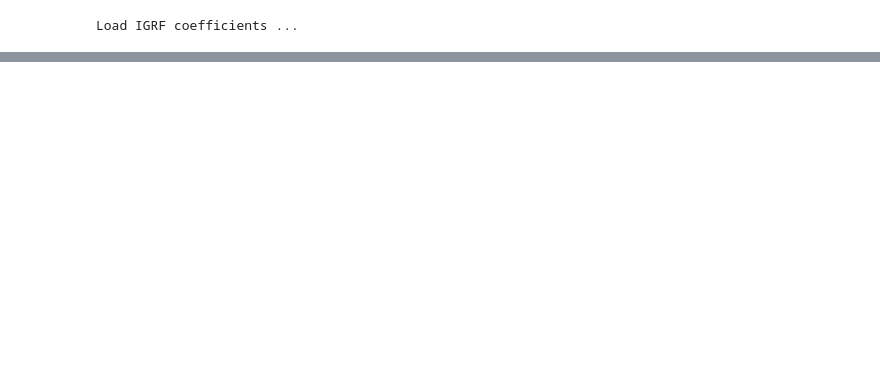
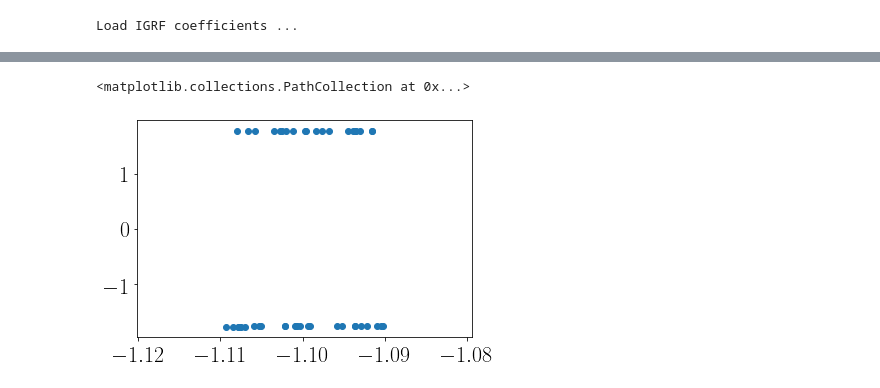
Before and after one commit to zbeever/cpt-solver, a Jupyter notebook: eq_pitch_angle_analysis.ipynb, the cells around one changed output, grey strips where cells are left out. Drawn from its saved outputs; the diff is of its cells as text; code cells hidden in the pictures; blank space fills up the shorter version.

```diff
--- a/eq_pitch_angle_analysis.ipynb
+++ b/eq_pitch_angle_analysis.ipynb
@@ -135,0 +117,25 @@ plt.show()
+# %%
+def get_plane_distribution(history, intrinsic, x_gsm, dx = 0.01 * Re):
+    num_particles = len(history[:, 0, 0, 0])
+    steps         = len(history[0, :, 0, 0])
+
+    plane_pos = x_gsm * Re
+    p = position(history)
+
+    indices_i = []
+    indices_j = []
+
+    for i in range(num_particles):
+        for j in range(steps):
+            if (p[i, j, 0] >= (plane_pos - dx)) and (p[i, j, 0] <= (plane_pos + dx)):
+                indices_i.append(i)
+                indices_j.append(j)
+
+    return history[indices_i, indices_j, :, :], intrinsic[indices_i, :]
+# %%
+new_hist, new_intr = get_plane_distribution(history, intrinsic, -1.1)
+# %%
+plt.scatter(new_hist[:, 0, 0] / Re, new_hist[:, 0, 2] / Re)
+# %% [output]
+<matplotlib.collections.PathCollection at 0x...>
+[figure, added]
```
Also changed, not shown: parts of 13 cells of this notebook, 3 other files.
